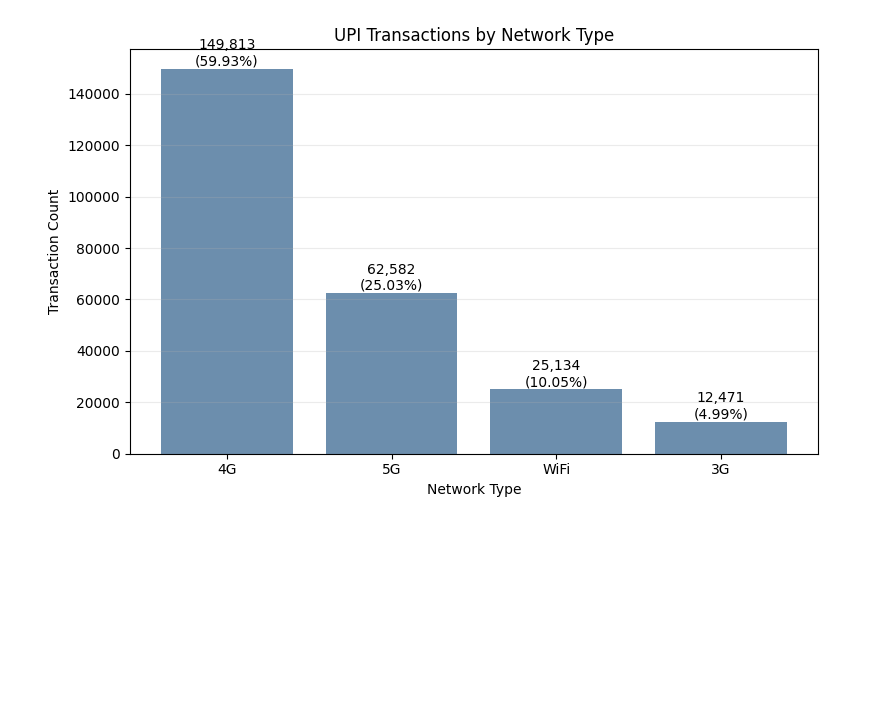
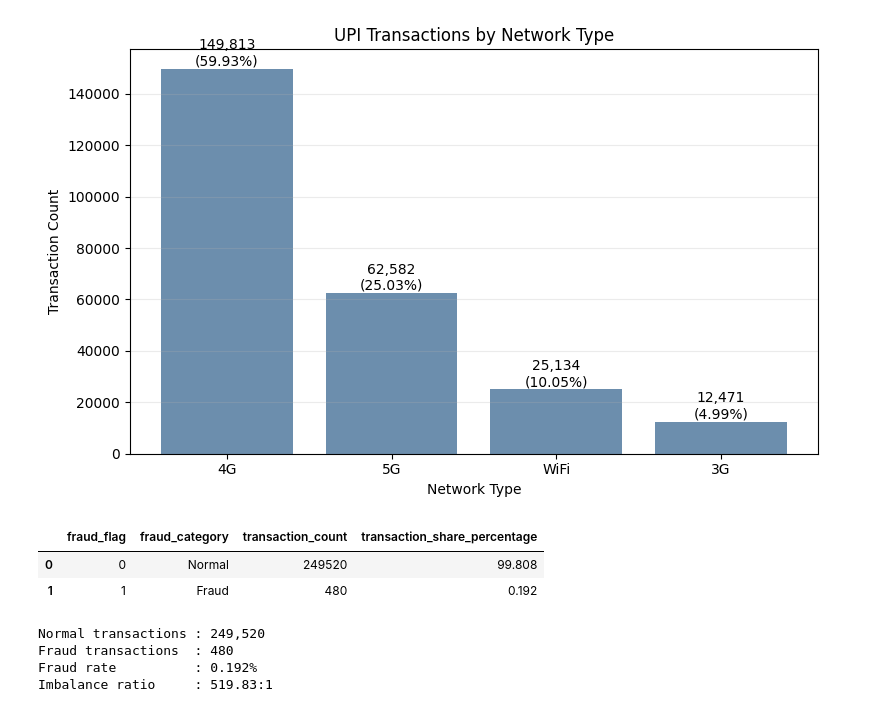
Before and after one commit to KaviyaVelmurugan/upi-transaction-intelligence-platform, a Jupyter notebook: notebooks/02_eda.ipynb, the cells around one changed output. Saved outputs shown, nothing was run; the diff lists cells and outputs as text; code cells hidden in the pictures; blank space fills up the shorter version.

```diff
--- a/notebooks/02_eda.ipynb
+++ b/notebooks/02_eda.ipynb
@@ -791,0 +798,53 @@ plt.show()
+# %%
+# Create the distribution table
+fraud_summary = (
+    df["fraud_flag"]
+    .value_counts()
+    .sort_index()
+    .rename_axis("fraud_flag")
+    .reset_index(name="transaction_count")
+)
+
+fraud_summary["fraud_category"] = fraud_summary["fraud_flag"].map({
+    0: "Normal",
+    1: "Fraud"
+})
+
+fraud_summary["transaction_share_percentage"] = (
+    fraud_summary["transaction_count"]
+    .div(fraud_summary["transaction_count"].sum())
+    .mul(100)
+    .round(3)
+)
+
+fraud_summary = fraud_summary[
+    [
+        "fraud_flag",
+        "fraud_category",
+        "transaction_count",
+        "transaction_share_percentage"
+    ]
+]
+
+fraud_summary
+# %% [output]
+|  | fraud_flag | fraud_category | transaction_count | transaction_share_percentage |
+| 0 | 0 | Normal | 249520 | 99.808 |
+| 1 | 1 | Fraud | 480 | 0.192 |
+# %%
+# Calculate the imbalance
+normal_count = (df["fraud_flag"] == 0).sum()
+fraud_count = (df["fraud_flag"] == 1).sum()
+
+fraud_rate = fraud_count / len(df) * 100
+imbalance_ratio = normal_count / fraud_count
+
+print(f"Normal transactions : {normal_count:,}")
+print(f"Fraud transactions  : {fraud_count:,}")
+print(f"Fraud rate          : {fraud_rate:.3f}%")
+print(f"Imbalance ratio     : {imbalance_ratio:.2f}:1")
+# %% [output]
+Normal transactions : 249,520
+Fraud transactions  : 480
+Fraud rate          : 0.192%
+Imbalance ratio     : 519.83:1
```
Also changed, not shown: parts of 3 cells of this notebook, 1 other file.
